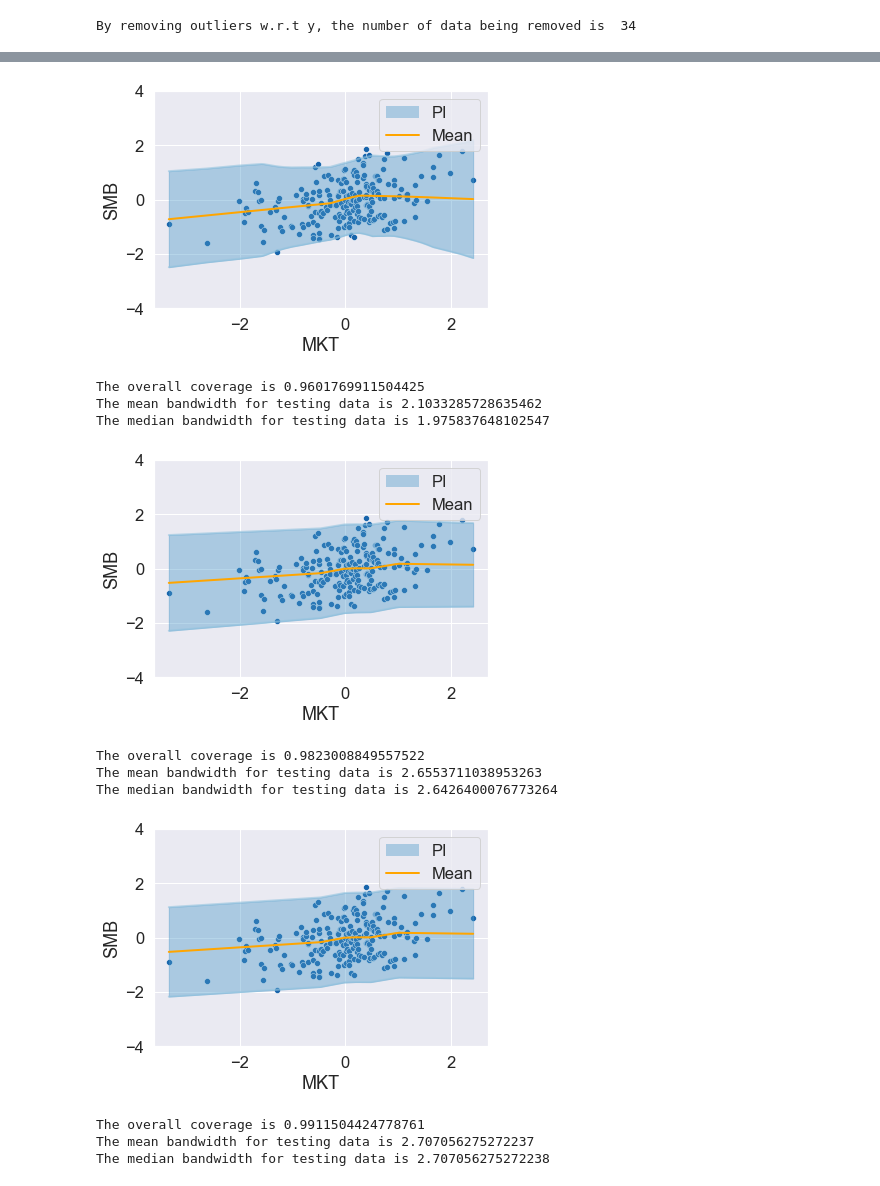
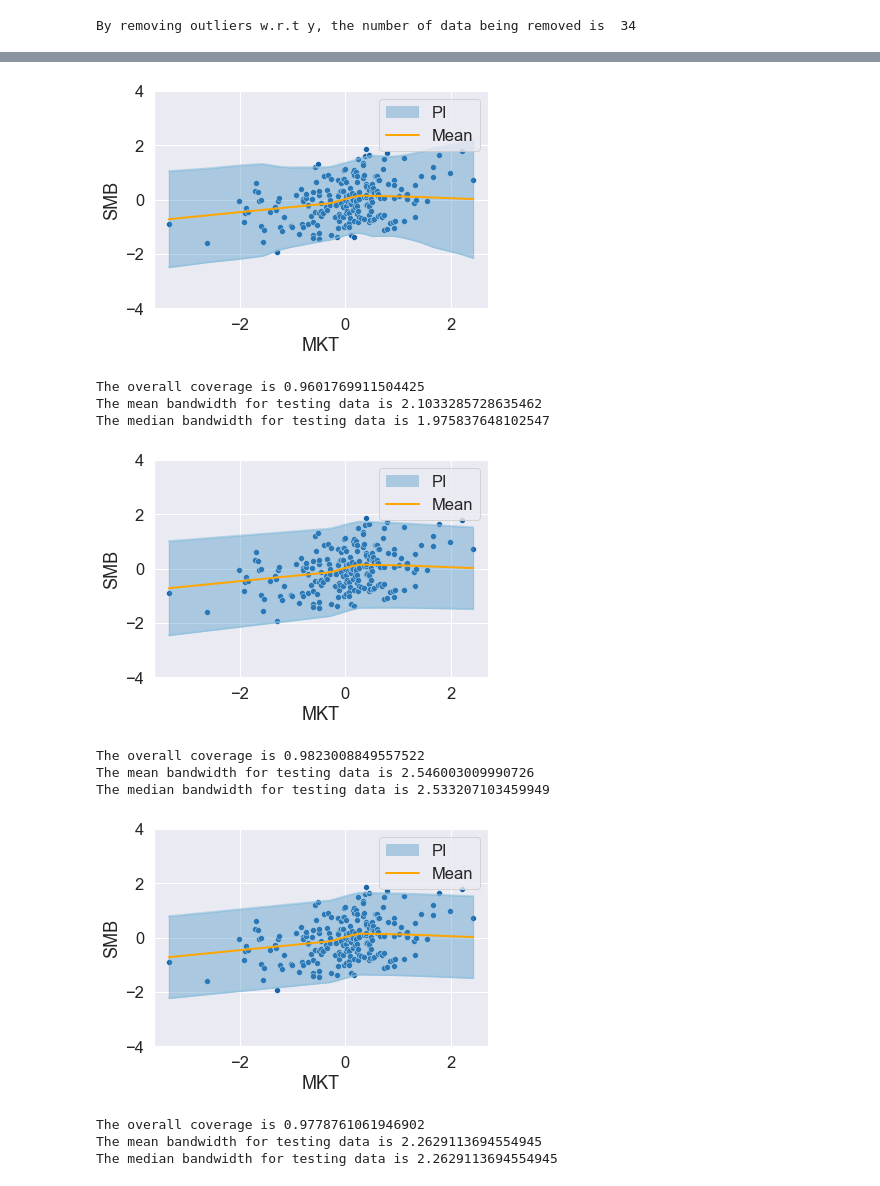
Before and after one commit to JiaweiGe0416/PI, a Jupyter notebook: FFData/FF_Combined.ipynb, the cells around one changed output, grey strips where cells are left out. Cells and saved outputs as stored; diff of their text form; code cells hidden in the pictures.

```diff
--- a/FFData/FF_Combined.ipynb
+++ b/FFData/FF_Combined.ipynb
@@ -259,14 +268,13 @@ index_keep = upper_array & lower_array
 Data = Data[index_keep[:,0].tolist(),:]
 print("By removing outliers w.r.t y, the number of data being removed is ", Y.shape[0]-Data.shape[0])
 
-
-########################### UTOPIA #########################
-
-
 # np.random.seed(2)
 # np.random.shuffle(Data)
 train_idx = int(Data.shape[0] * 0.8)
 train_data, test_data = np.split(Data, [train_idx])
+
+########################### UTOPIA #########################
+
 X_pre = train_data[:,0].reshape(-1,1)
 Y_pre = train_data[:,1].reshape(-1,1)
 X_opt = train_data[:,0].reshape(-1,1)
@@ -343,15 +351,15 @@ my_plot(X_t,Y_t,M_t,V_alpha_t,X_axis = X_axis, Y_axis = Y_axis,ylim = [-4,4])
 
 ########################### LQR #########################
 
-lin_idx = int(Data.shape[0] * 0.4)
-quantile_idx = int(Data.shape[0] * 0.8)
-lin_data, quantile_data, test_data = np.split(Data, [lin_idx, quantile_idx])
+# lin_idx = int(Data.shape[0] * 0.4)
+# quantile_idx = int(Data.shape[0] * 0.8)
+# lin_data, quantile_data, test_data = np.split(Data, [lin_idx, quantile_idx])
 
-X_lin = lin_data[:,0].reshape(-1,1)
-Y_lin = lin_data[:,1].reshape(-1,1)
+X_lin = train_data[:,0].reshape(-1,1)
+Y_lin = train_data[:,1].reshape(-1,1)
 y_lin = Y_lin[:,0]
-X_quantile = quantile_data[:,0].reshape(-1,1)
-Y_quantile = quantile_data[:,1].reshape(-1,1)
+X_quantile = train_data[:,0].reshape(-1,1)
+Y_quantile = train_data[:,1].reshape(-1,1)
 X_test = test_data[:,0].reshape(-1,1)
 Y_test = test_data[:,1].reshape(-1,1)
 
@@ -376,16 +384,16 @@ my_plot(X_test,Y_test,M_test,V_test,X_axis = X_axis, Y_axis = Y_axis,ylim=[-4,4]
 
 ########################### SPLIT CF #########################
 
-lin_idx = int(Data.shape[0] * 0.4)
-res_idx = int(Data.shape[0] * 0.8)
-lin_data, res_data, test_data = np.split(Data, [lin_idx, res_idx])
+# lin_idx = int(Data.shape[0] * 0.4)
+# res_idx = int(Data.shape[0] * 0.8)
+# lin_data, res_data, test_data = np.split(Data, [lin_idx, res_idx])
 
 
-X_lin = lin_data[:,0].reshape(-1,1)
-Y_lin = lin_data[:,1].reshape(-1,1)
+X_lin = train_data[:,0].reshape(-1,1)
+Y_lin = train_data[:,1].reshape(-1,1)
 y_lin = Y_lin[:,0]
-X_res = res_data[:,0].reshape(-1,1)
-Y_res = res_data[:,1].reshape(-1,1)
+X_res = train_data[:,0].reshape(-1,1)
+Y_res = train_data[:,1].reshape(-1,1)
 y_res = Y_res[:,0]
 X_test = test_data[:,0].reshape(-1,1)
 Y_test = test_data[:,1].reshape(-1,1)
@@ -396,40 +404,40 @@ est_type = "NN1"
 Y_res_pred, M_test = mean_est_2(est_type,X_lin,Y_lin,X_res,X_test)
 y_res_pred = Y_res_pred[:,0]
 
 # Calculate the conformity scores
 residuals = np.abs(y_res - y_res_pred)
 
 alpha = 0.05  # 95% confidence level
 k = int((1 - alpha) * len(y_lin))
 residuals_sorted = np.sort(residuals)
 threshold = residuals_sorted[k]
 
 # Calculate the prediction interval
 v_test = (threshold**2)*np.ones(len(y_test))
 V_test = v_test.reshape(-1,1)
 
 
 # plot
 my_plot(X_test,Y_test,M_test,V_test,X_axis = X_axis, Y_axis = Y_axis,ylim = [-4,4])
 # %% [output]
 By removing outliers w.r.t y, the number of data being removed is  34
 Users of the modes 'nearest', 'lower', 'higher', or 'midpoint' are encouraged to review the method they used. (Deprecated NumPy 1.22)
   Q1 = np.percentile(Y, 25, interpolation = 'midpoint')
 Users of the modes 'nearest', 'lower', 'higher', or 'midpoint' are encouraged to review the method they used. (Deprecated NumPy 1.22)
   Q3 = np.percentile(Y, 75, interpolation = 'midpoint')
 [figure]
 [figure]
 The overall coverage is 0.9601769911504425
 The mean bandwidth for testing data is 2.1033285728635462
 The median bandwidth for testing data is 1.975837648102547
-[figure, old version]
+[figure, new version]
 The overall coverage is 0.9823008849557522
-The mean bandwidth for testing data is 2.6553711038953263
-The median bandwidth for testing data is 2.6426400076773264
+The mean bandwidth for testing data is 2.546003009990726
+The median bandwidth for testing data is 2.533207103459949
-[figure, old version]
+[figure, new version]
-The overall coverage is 0.9911504424778761
-The mean bandwidth for testing data is 2.707056275272237
-The median bandwidth for testing data is 2.707056275272238
+The overall coverage is 0.9778761061946902
+The mean bandwidth for testing data is 2.2629113694554945
+The median bandwidth for testing data is 2.2629113694554945
 # %%
 ################################ MKT VS RF #####################################
 
```
Also changed, not shown: parts of 2 cells of this notebook, 2 other files.
